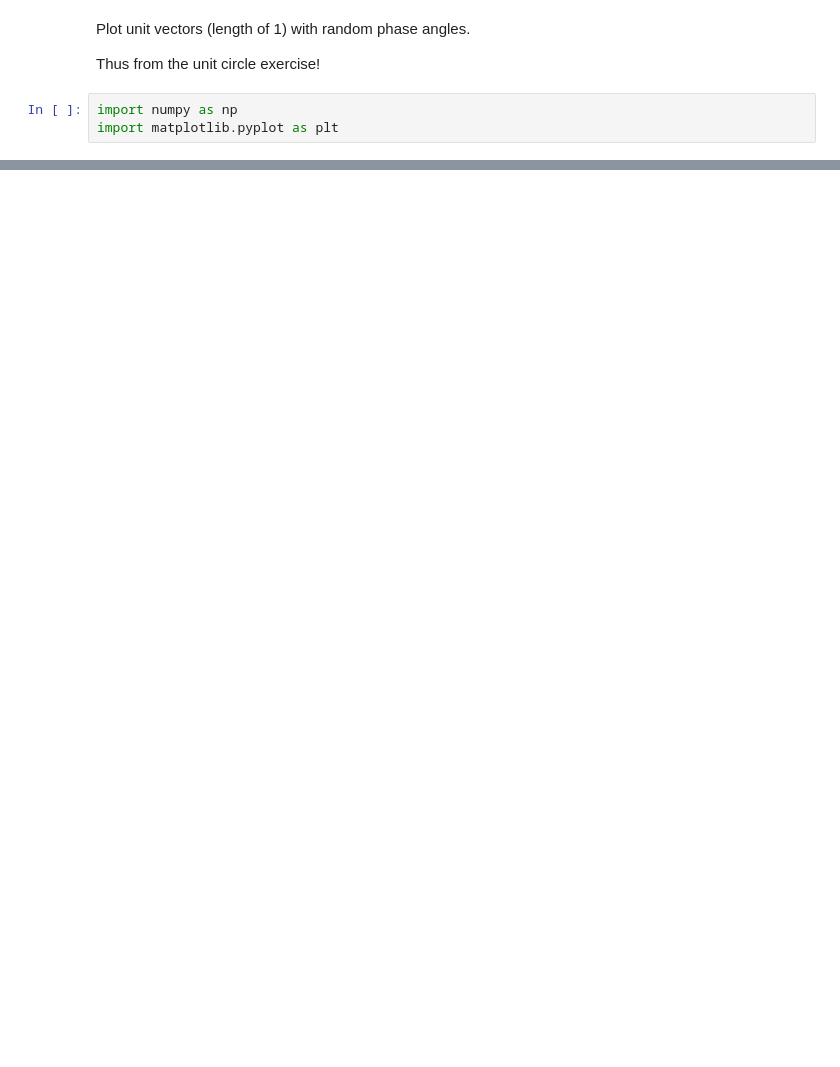
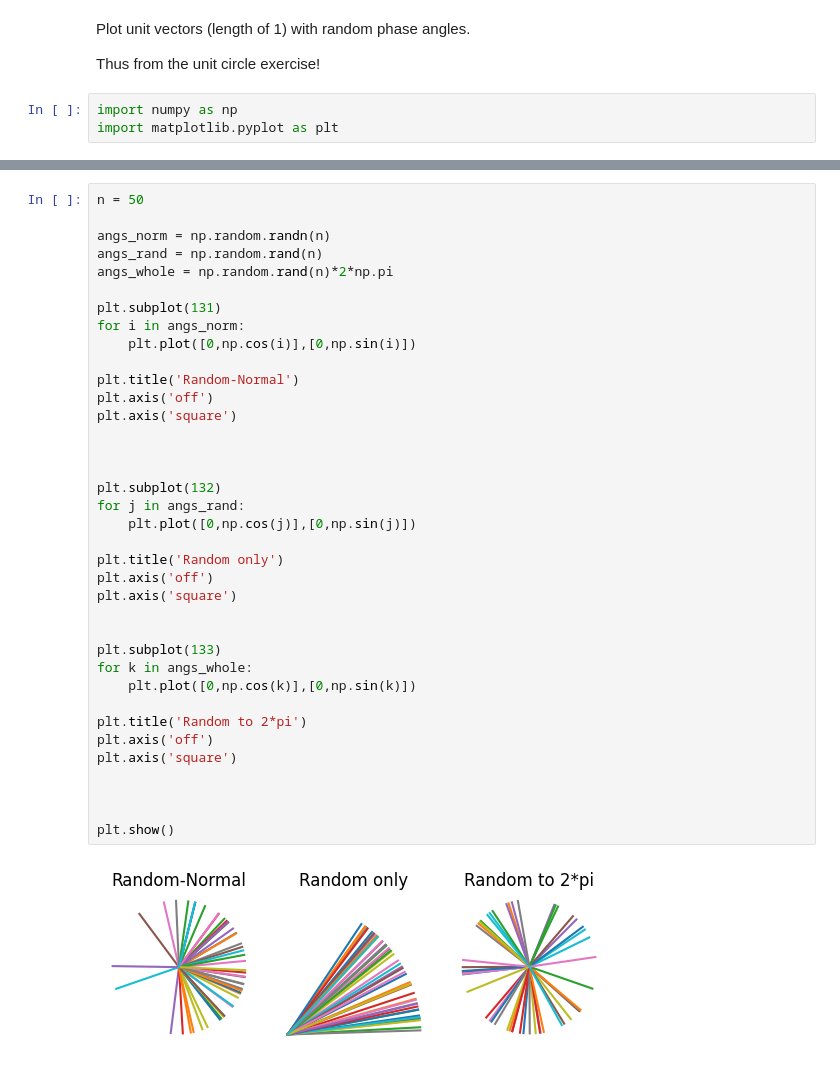
Before and after one commit to krdungca/Math-and-Python, a Jupyter notebook: Master Math via Python/08_Trigonometry/trig_2_random numbers exercise.ipynb, the cells around one changed output, grey strips where cells are left out. Drawn from its saved outputs; the diff is of its cells as text; blank space fills up the shorter version.

```diff
--- a/Master Math via Python/08_Trigonometry/trig_2_random numbers exercise.ipynb
+++ b/Master Math via Python/08_Trigonometry/trig_2_random numbers exercise.ipynb
@@ -32,0 +33,39 @@ plt.show()
+# %%
+n = 50
+
+angs_norm = np.random.randn(n)
+angs_rand = np.random.rand(n)
+angs_whole = np.random.rand(n)*2*np.pi
+
+plt.subplot(131)
+for i in angs_norm:
+    plt.plot([0,np.cos(i)],[0,np.sin(i)])
+
+plt.title('Random-Normal')
+plt.axis('off')
+plt.axis('square')
+
+
+
+plt.subplot(132)
+for j in angs_rand:
+    plt.plot([0,np.cos(j)],[0,np.sin(j)])
+
+plt.title('Random only')
+plt.axis('off')
+plt.axis('square')
+
+
+plt.subplot(133)
+for k in angs_whole:
+    plt.plot([0,np.cos(k)],[0,np.sin(k)])
+
+plt.title('Random to 2*pi')
+plt.axis('off')
+plt.axis('square')
+
+
+
+plt.show()
+# %% [output]
+[figure, added]
```
Also changed, not shown: parts of 1 cell of this notebook, 1 other file.
